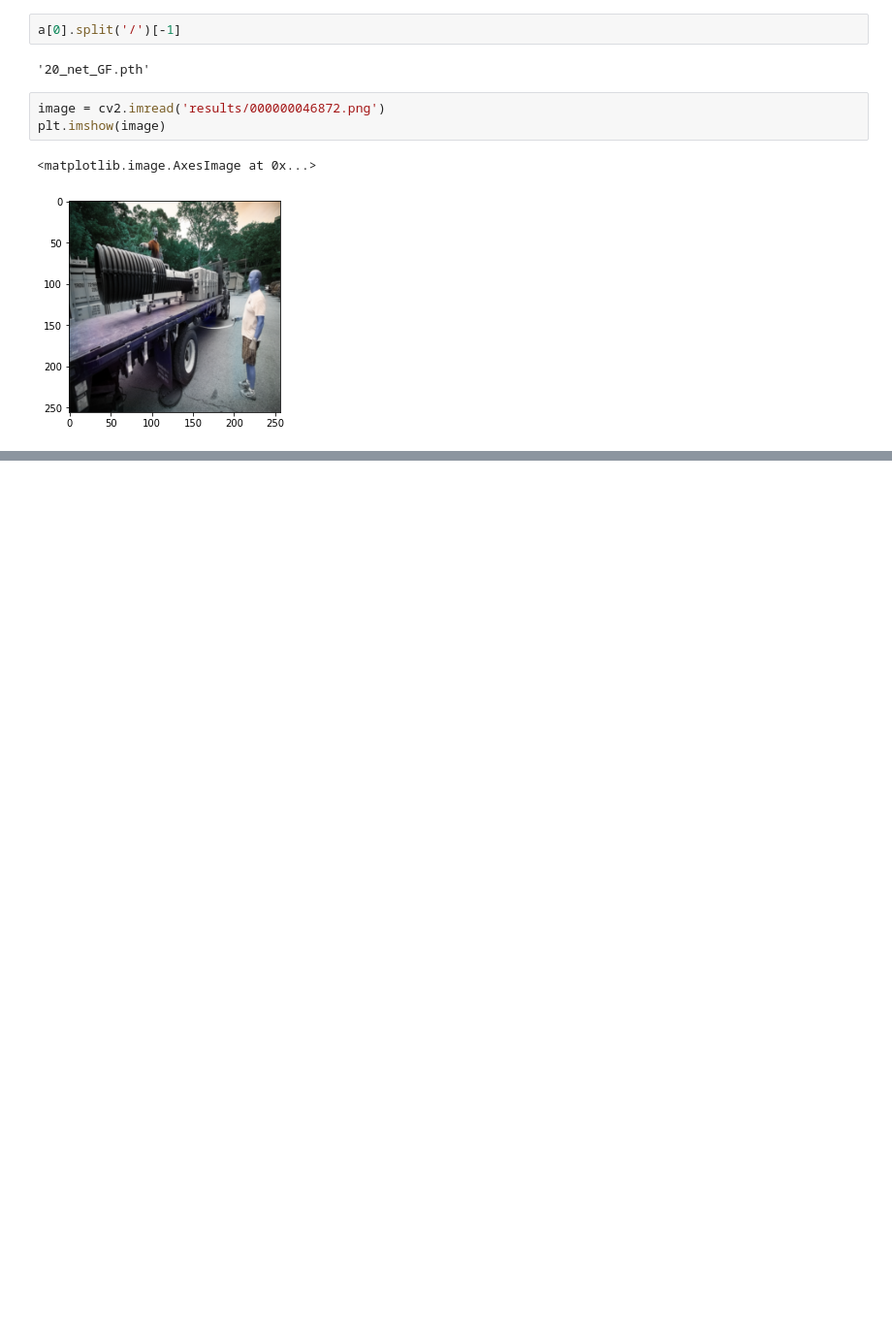
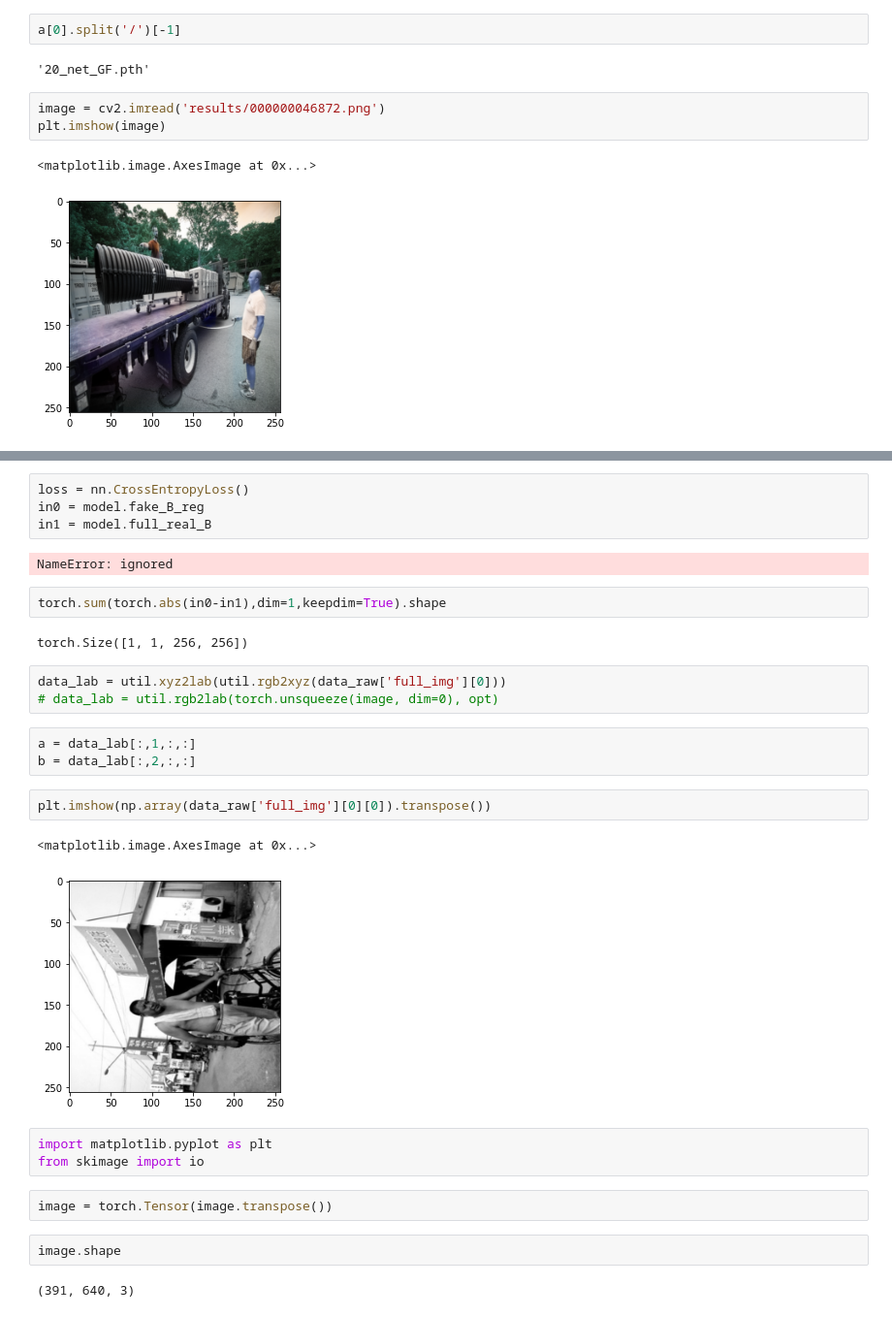
Before and after one commit to mkecera/InstColorization, a Jupyter notebook: Untitled1.ipynb, the cells around one changed output, grey strips where cells are left out. Shown at 97% size. Cells and saved outputs as stored; diff of their text form; blank space fills up the shorter version.

```diff
--- a/Untitled1.ipynb
+++ b/Untitled1.ipynb
@@ -245,0 +336,30 @@ import matplotlib.pyplot as plt
+# %%
+loss = nn.CrossEntropyLoss()
+in0 = model.fake_B_reg
+in1 = model.full_real_B
+# %% [output]
+NameError: ignored
+# %%
+torch.sum(torch.abs(in0-in1),dim=1,keepdim=True).shape
+# %% [output]
+torch.Size([1, 1, 256, 256])
+# %%
+data_lab = util.xyz2lab(util.rgb2xyz(data_raw['full_img'][0]))
+# data_lab = util.rgb2lab(torch.unsqueeze(image, dim=0), opt)
+# %%
+a = data_lab[:,1,:,:]
+b = data_lab[:,2,:,:]
+# %%
+plt.imshow(np.array(data_raw['full_img'][0][0]).transpose())
+# %% [output]
+<matplotlib.image.AxesImage at 0x...>
+[figure, added]
+# %%
+import matplotlib.pyplot as plt
+from skimage import io
+# %%
+image = torch.Tensor(image.transpose())
+# %%
+image.shape
+# %% [output]
+(391, 640, 3)
```
Also changed, not shown: parts of 36 cells of this notebook, 37 other files.
